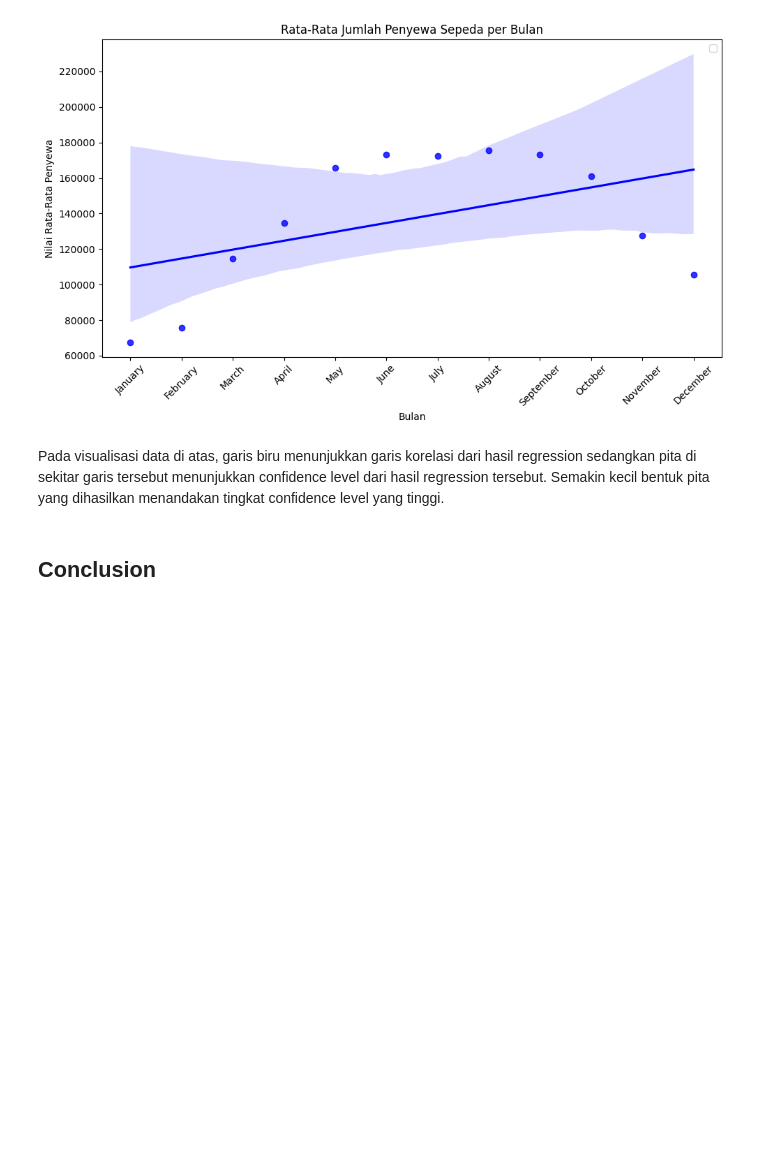
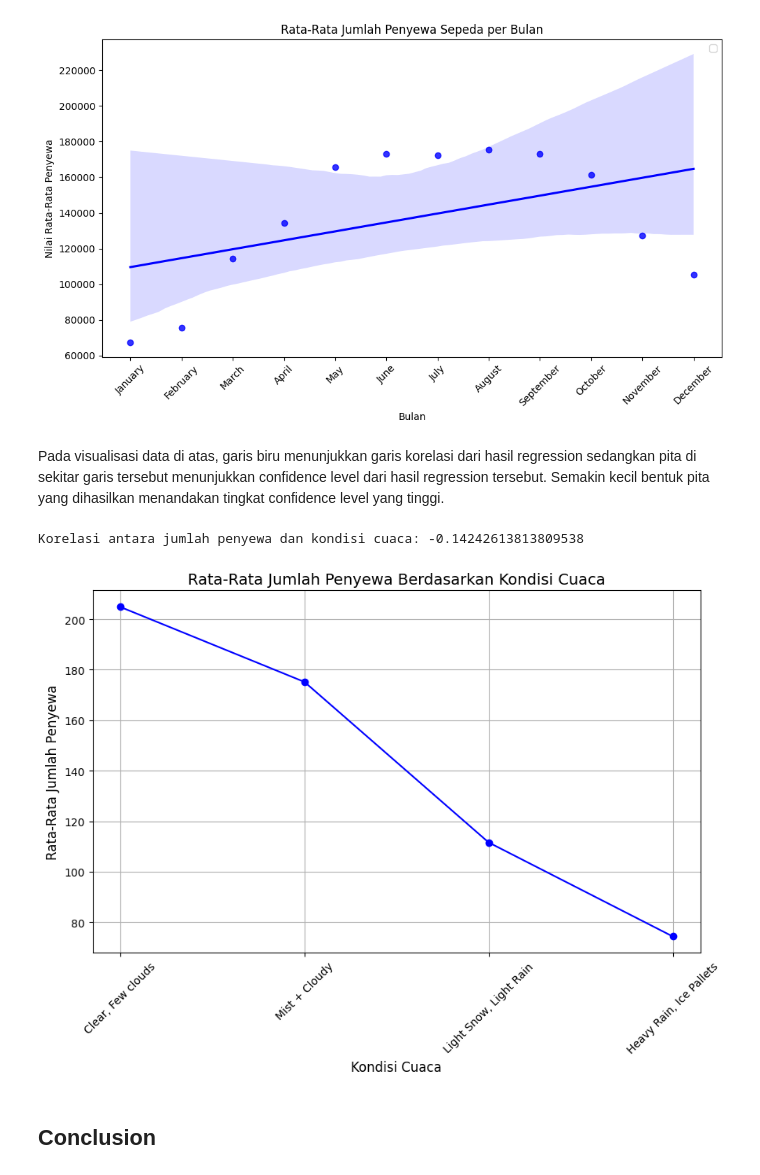
Before and after one commit to wahyunirosyidah/submission, a Jupyter notebook: notebook.ipynb, the cells around one changed output. Cells and saved outputs as stored; diff of their text form; code cells hidden in the pictures; blank space fills up the shorter version.

Commit message:
berdasarkan cuaca

```diff
--- a/notebook.ipynb
+++ b/notebook.ipynb
@@ -37,7 +37,7 @@ The code above displays the first 5 rows in day_df
 # %% [markdown]
 #### Load hour table
 # %%
-hour_df=pd.read_csv("dashboard/data/hour.csv")
+hour_df=pd.read_csv("dashboard/hour.csv")
 hour_df.head()
 # %% [output]
 |  | instant | dteday | season | yr | mnth | hr | holiday | weekday | workingday | weathersit | ... |
@@ -302,3 +301,21 @@ hour_df.groupby(by="hr").agg({
 | 21 | 584 | 6 | 172.314560 | 89.788893 |
 | 22 | 502 | 9 | 131.335165 | 69.937782 |
 | 23 | 256 | 2 | 87.831044 | 50.846889 |
+# %%
+weather_conditions = {
+    1: 'Clear, Few clouds',
+    2: 'Mist + Cloudy',
+    3: 'Light Snow, Light Rain',
+    4: 'Heavy Rain, Ice Pallets'
+}
+
+hour_df['weather_desc'] = hour_df['weathersit'].map(weather_conditions)
+
+result = hour_df.groupby(by="weather_desc").agg({
+    "registered" : ["max", "min", "mean", "std"],
+    "casual": ["max", "min", "mean", "std"],
+    "cnt": ["max", "min", "mean", "std"]
+})
+
+
+result
@@ -370,6 +397,35 @@ plt.show()
 [figure]
 # %% [markdown]
 Pada visualisasi data di atas, garis biru menunjukkan garis korelasi dari hasil regression sedangkan pita di sekitar garis tersebut menunjukkan confidence level dari hasil regression tersebut. Semakin kecil bentuk pita yang dihasilkan menandakan tingkat confidence level yang tinggi.
+# %%
+# Menghitung korelasi antara kolom 'cnt' (jumlah penyewa) dan 'weathersit' (kondisi cuaca)
+correlation = hour_df['cnt'].corr(hour_df['weathersit'])
+
+# Menampilkan hasil korelasi
+print(f"Korelasi antara jumlah penyewa dan kondisi cuaca: {correlation}")
+# %% [output]
+Korelasi antara jumlah penyewa dan kondisi cuaca: -0.14242613813809538
+# %%
+
+weather_avg_rentals = hour_df.groupby('weathersit')['cnt'].mean().reset_index()
+
+weather_avg_rentals['weather_desc'] = weather_avg_rentals['weathersit'].map(weather_conditions)
+
+plt.figure(figsize=(10, 6))
+plt.plot(weather_avg_rentals['weather_desc'],
+         weather_avg_rentals['cnt'],
+         marker='o',
+         color='blue')
+
+plt.title('Rata-Rata Jumlah Penyewa Berdasarkan Kondisi Cuaca', fontsize=14)
+plt.xlabel('Kondisi Cuaca', fontsize=12)
+plt.ylabel('Rata-Rata Jumlah Penyewa', fontsize=12)
+
+plt.xticks(rotation=45)
+plt.grid(True)
+plt.show()
+# %% [output]
+[figure, added]
 # %% [markdown]
 ## Conclusion
 # %% [markdown]
```
Also changed, not shown: parts of 5 cells of this notebook.
